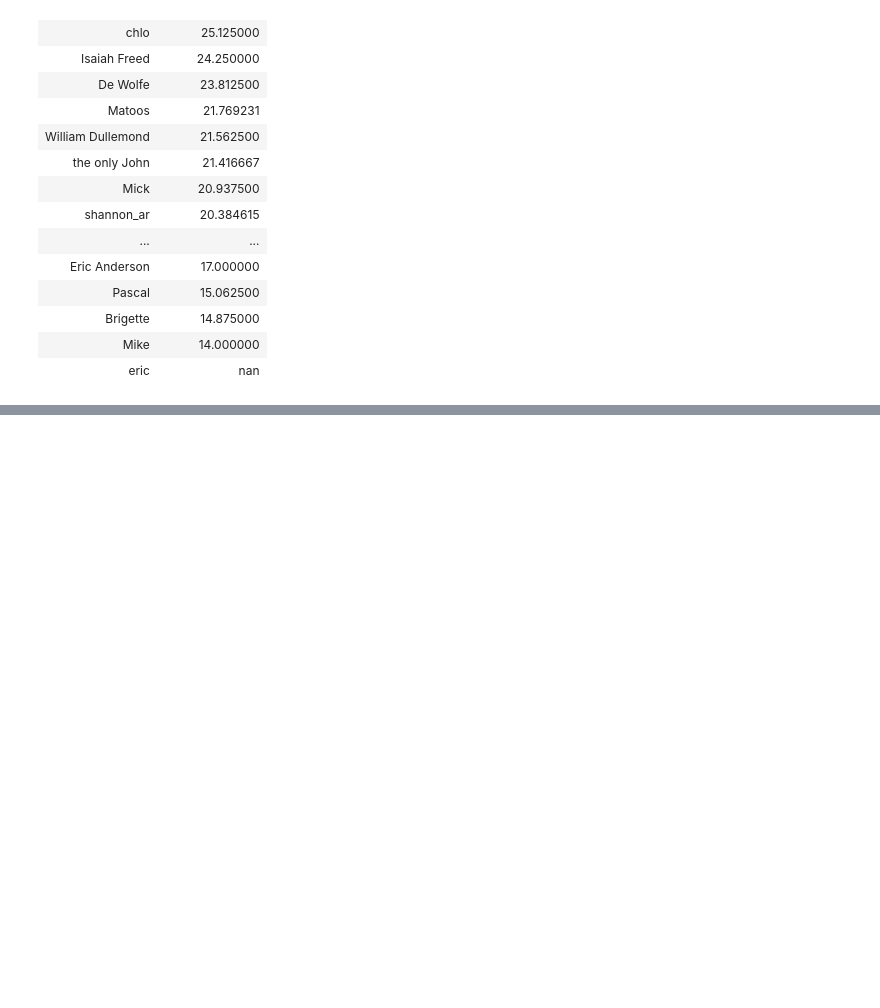
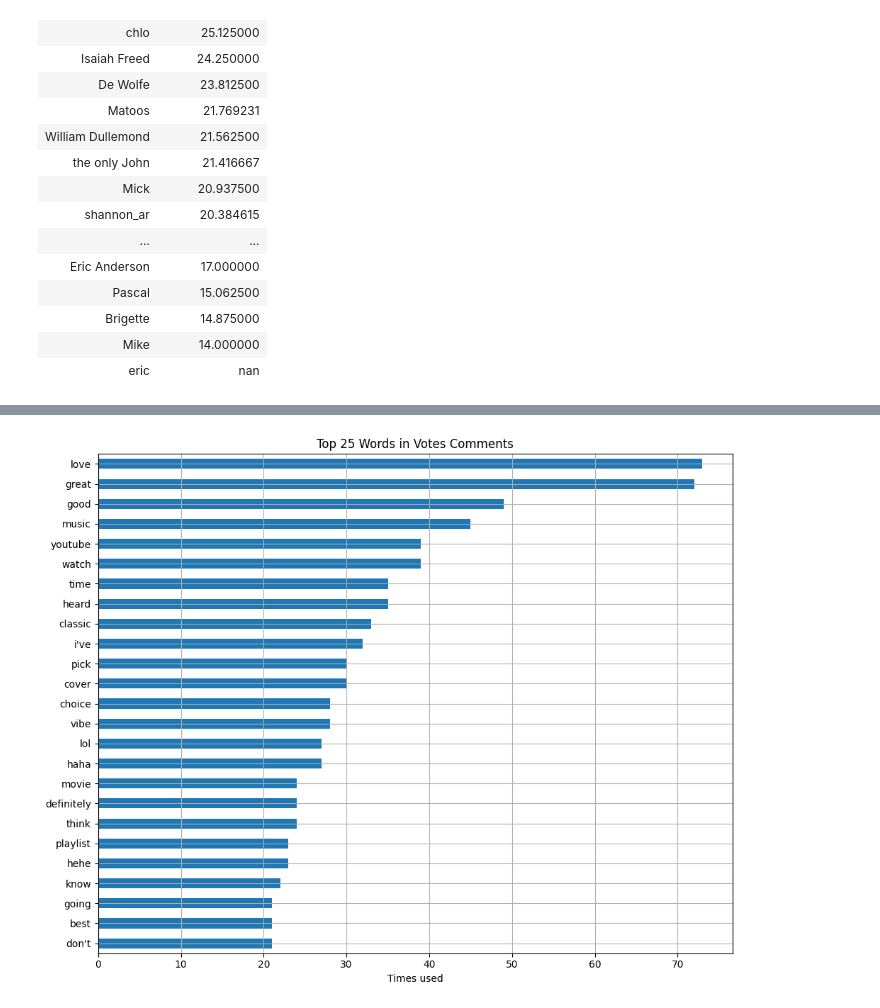
Before and after one commit to Briggernaut/MusicLeagueAnalysis, a Jupyter notebook: MusicLeagueAnalysis.ipynb, the cells around one changed output, grey strips where cells are left out. Drawn from its saved outputs; the diff is of its cells as text; code cells hidden in the pictures; blank space fills up the shorter version.

```diff
--- a/MusicLeagueAnalysis.ipynb
+++ b/MusicLeagueAnalysis.ipynb
@@ -263,3 +313,38 @@ plt.show()
 # number of comments left
 # most emojis? count
 # what place did they get in their own round?
+# %%
+#@title Most Common Words in Comments
+import re
+from collections import Counter
+from sklearn.feature_extraction.text import ENGLISH_STOP_WORDS
+
+source = "Votes"  #@param ["Both", "Submissions", "Votes"]
+top_n = 25  #@param {type:"integer"}
+extra_stopwords = "song, songs, just, really, like, it's, com, https, i'm"  #@param {type:"string"}
+
+stopwords = set(ENGLISH_STOP_WORDS) | {w.strip().lower() for w in extra_stopwords.split(',') if w.strip()}
+
+def get_words(text):
+    words = re.findall(r"[a-z']+", str(text).lower())
+    words = [w.strip("'") for w in words]
+    return [w for w in words if len(w) > 2 and w not in stopwords]
+
+# Gather the comments
+comments = []
+if source in ("Both", "Submissions"):
+    comments.append(submissions_df['Comment'])
+if source in ("Both", "Votes"):
+    comments.append(votes_df['Comment'])
+all_comments = pd.concat(comments).dropna()
+
+# Count words across every comment
+word_counts = Counter(w for comment in all_comments for w in get_words(comment))
+top_words = pd.Series(dict(word_counts.most_common(top_n))).sort_values()
+
+ax = top_words.plot.barh(figsize=(10, 8), grid=True, title=f'Top {top_n} Words in {source} Comments')
+ax.set_xlabel('Times used')
+plt.tight_layout()
+plt.show()
+# %% [output]
+[figure, added]
```
Also changed, not shown: parts of 5 cells of this notebook.
